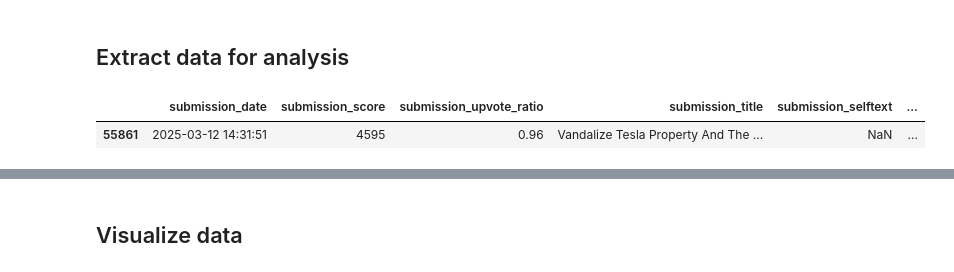
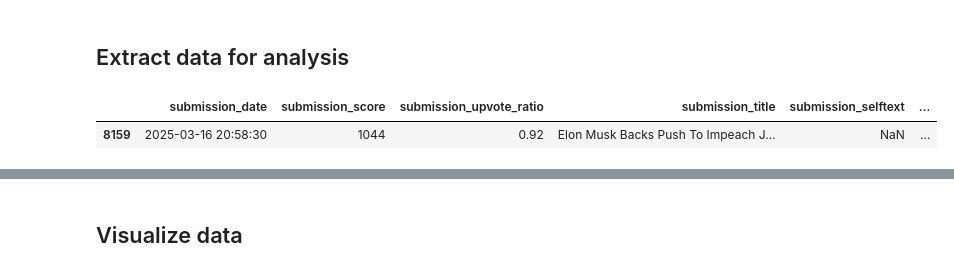
Before and after one commit to leobellap/Reddit-Data-Collection-Tool, a Jupyter notebook: inspect_data.ipynb, the cells around one changed output, grey strips where cells are left out. Cells and saved outputs as stored; diff of their text form; code cells hidden in the pictures.

```diff
--- a/inspect_data.ipynb
+++ b/inspect_data.ipynb
@@ -55,23 +55,23 @@ def extract_info(df):
 # %% [markdown]
 ## Extract data for analysis
 # %%
-df = pd.read_csv("csvs/top/politics/politics_top_week_2025_03_15.csv")
+df = pd.read_csv("csvs/hot/politics/politics_hot_2025_03_17.csv")
 
 df.submission_url = df.submission_url.apply(extract_domain)
 (
     submissions_per_author,
     comments_per_comment_author,
     submission_urls_count,
     submission_urls_count_per_author,
     submissions_author_commenter,
     author_commenter_comments_count,
     top_submissions,
     comments_per_hour,
     submissions_per_hour,
 ) = extract_info(df)
 
 df.sample(1)
 # %% [output]
 |  | submission_date | submission_score | submission_upvote_ratio | submission_title | submission_selftext | ... |
-| 55861 | 2025-03-12 14:31:51 | 4595 | 0.96 | Vandalize Tesla Property And The ... | NaN | ... |
+| 8159 | 2025-03-16 20:58:30 | 1044 | 0.92 | Elon Musk Backs Push To Impeach J... | NaN | ... |
 # %%
```
Also changed, not shown: parts of 9 cells of this notebook.
